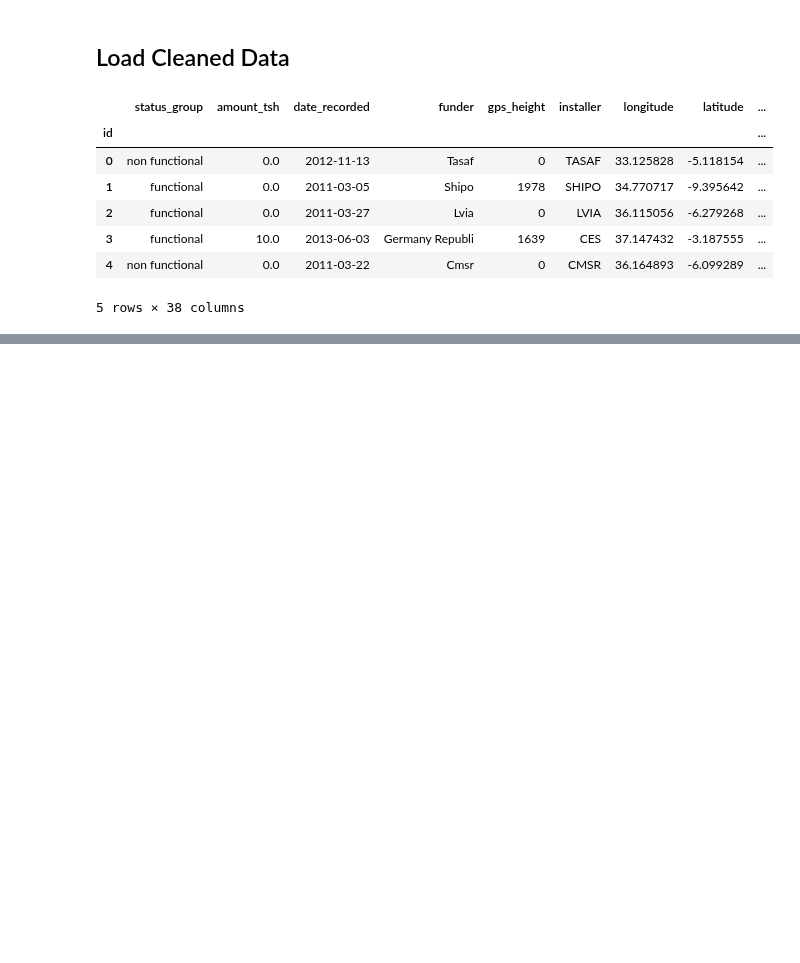
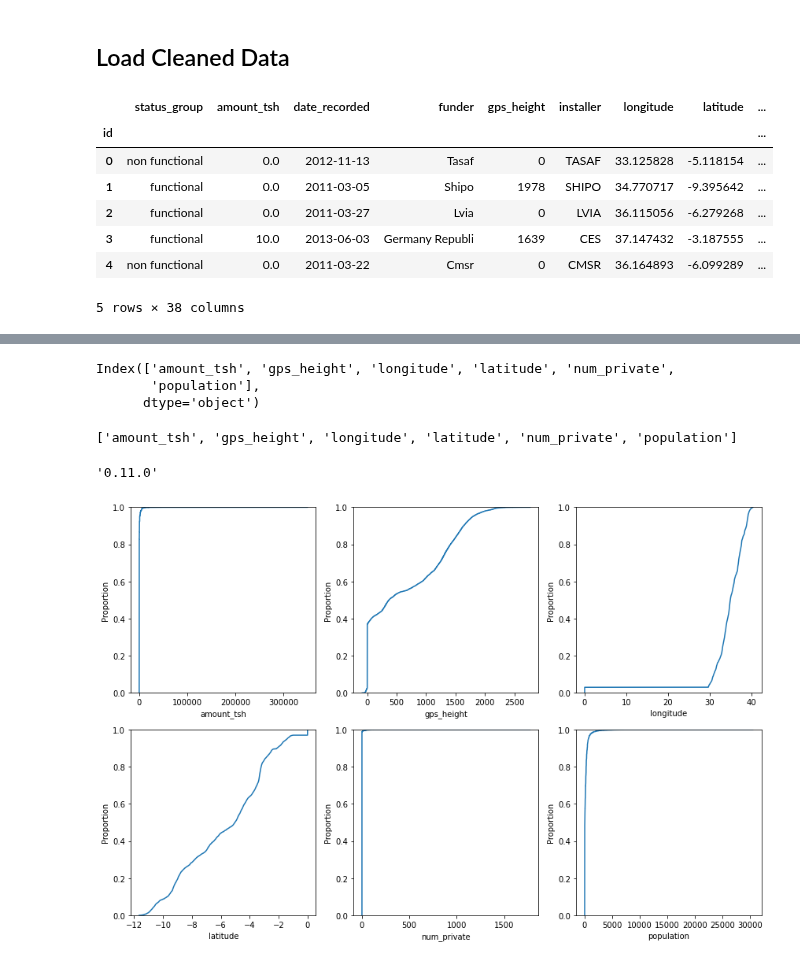
Before and after one commit to dmclark53/Springboard, a Jupyter notebook: Capstone-Project-Two/notebooks/Water_Pumps_EDA.ipynb, the cells around one changed output, grey strips where cells are left out. Cells and saved outputs as stored; diff of their text form; code cells hidden in the pictures; blank space fills up the shorter version.

Commit message:
Exploring CDF plots.

```diff
--- a/Capstone-Project-Two/notebooks/Water_Pumps_EDA.ipynb
+++ b/Capstone-Project-Two/notebooks/Water_Pumps_EDA.ipynb
@@ -204,9 +156,0 @@ df_numerical.describe().T
-# %%
-for column in df_numerical.columns:
-    non_zero = df_numerical[column] != 0.0
-    df_numerical.loc[non_zero, column].hist()
-    print(df_numerical.loc[non_zero, column].min(), df_numerical.loc[non_zero, column].max())
-    plt.title(f'Histogram for {column}')
-    plt.xlabel(column)
-    plt.ylabel('count')
-    plt.show()
@@ -226,9 +156,0 @@ for column in df_numerical.columns:
-# %%
-for column in df_numerical.columns:
-    non_zero = df_numerical[column] != 0.0
-    df_numerical.loc[non_zero, column].hist(cumulative=True, histtype='step')
-    print(df_numerical.loc[non_zero, column].min(), df_numerical.loc[non_zero, column].max())
-    plt.title(f'Histogram for {column}')
-    plt.xlabel(column)
-    plt.ylabel('count')
-    plt.show()
@@ -250,6 +156,0 @@ Some of these distributions seem very skewed, with mostly small values and a few
-# %%
-for column in df_numerical.columns:
-    non_zero = df_numerical[column] != 0.0
-    subset = df_numerical.loc[non_zero, column]
-    sns.boxplot(y=subset)
-    plt.show()
@@ -262,0 +157,32 @@ for column in df_numerical.columns:
+# %%
+print(numerical_columns)
+# %% [output]
+Index(['amount_tsh', 'gps_height', 'longitude', 'latitude', 'num_private',
+       'population'],
+      dtype='object')
+# %%
+num_cols_list = numerical_columns.to_list()
+print(num_cols_list)
+# %% [output]
+['amount_tsh', 'gps_height', 'longitude', 'latitude', 'num_private', 'population']
+# %%
+sns.__version__
+# %% [output]
+'0.11.0'
+# %%
+num_cols = 3
+num_rows = 2
+
+num_plots = len(num_cols_list)
+num_cols = 3
+num_rows = num_plots//num_cols
+
+fix, ax = plt.subplots(num_rows, num_cols, figsize=(12, 8))
+for i, column in enumerate(num_cols_list):
+    row_i = i // num_cols
+    col_i = i % num_cols
+    sns.ecdfplot(x=column, data=df, ax=ax[row_i, col_i])
+plt.tight_layout()
+plt.show()
+# %% [output]
+[figure, added]
```
Also changed, not shown: parts of 39 cells of this notebook, 1 other file.
